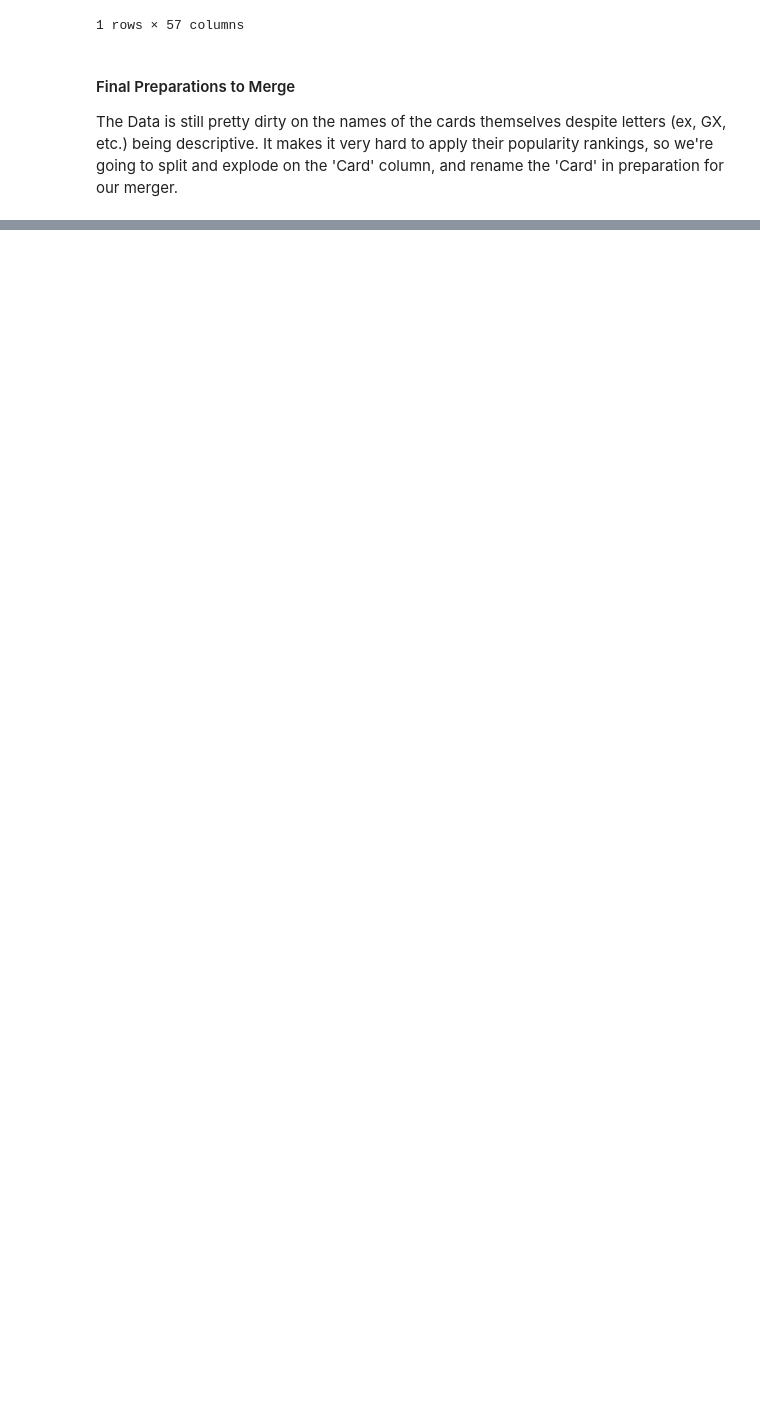
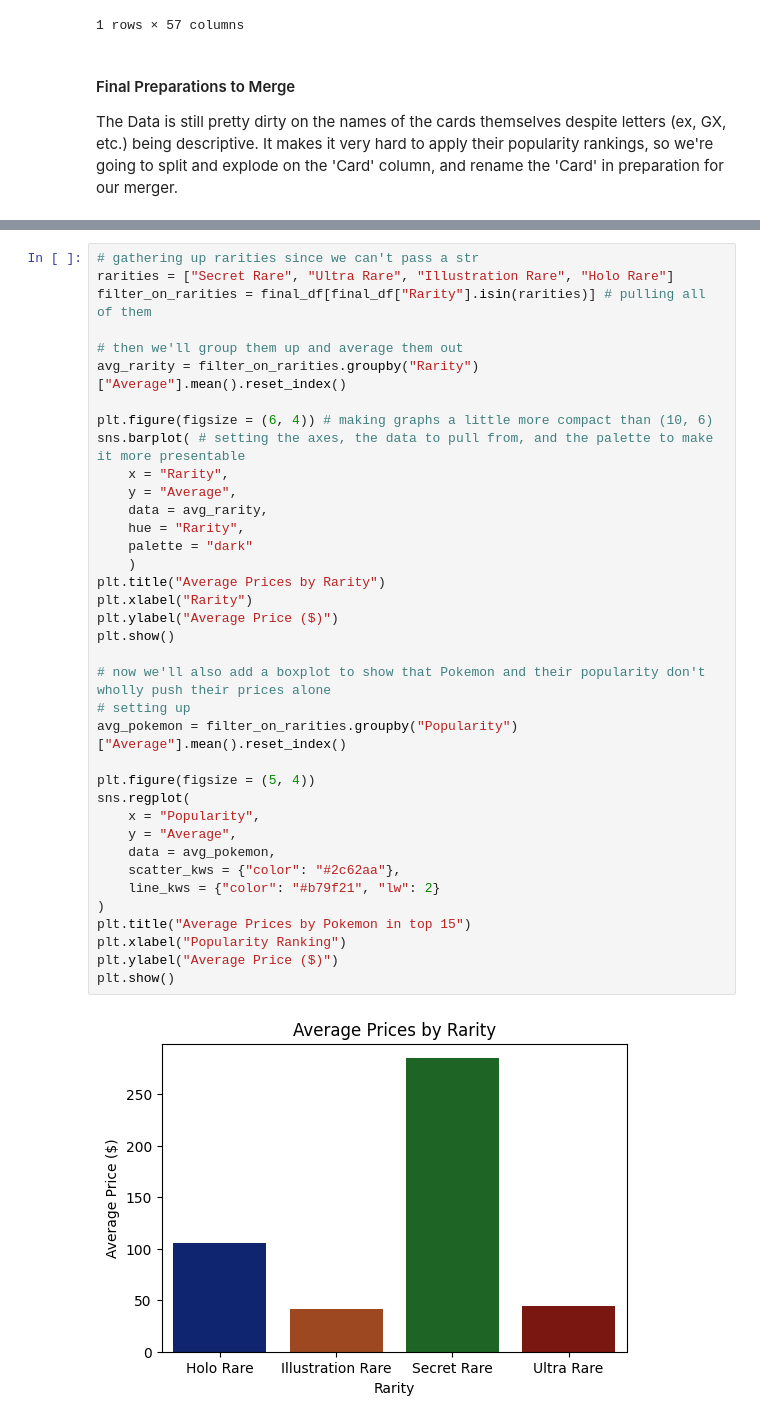
Before and after one commit to jared-joering/pokemon_tcg_projects, a Jupyter notebook: price-history-pokemon-cards.ipynb, the cells around one changed output, grey strips where cells are left out. Drawn from its saved outputs; the diff is of its cells as text; blank space fills up the shorter version.

```diff
--- a/price-history-pokemon-cards.ipynb
+++ b/price-history-pokemon-cards.ipynb
@@ -246,0 +275,39 @@ final_df.head()
+# %%
+# gathering up rarities since we can't pass a str
+rarities = ["Secret Rare", "Ultra Rare", "Illustration Rare", "Holo Rare"]
+filter_on_rarities = final_df[final_df["Rarity"].isin(rarities)] # pulling all of them
+
+# then we'll group them up and average them out
+avg_rarity = filter_on_rarities.groupby("Rarity")["Average"].mean().reset_index()
+
+plt.figure(figsize = (6, 4)) # making graphs a little more compact than (10, 6)
+sns.barplot( # setting the axes, the data to pull from, and the palette to make it more presentable
+    x = "Rarity",
+    y = "Average",
+    data = avg_rarity,
+    hue = "Rarity",
+    palette = "dark"
+    )
+plt.title("Average Prices by Rarity")
+plt.xlabel("Rarity")
+plt.ylabel("Average Price ($)")
+plt.show()
+
+# now we'll also add a boxplot to show that Pokemon and their popularity don't wholly push their prices alone
+# setting up
+avg_pokemon = filter_on_rarities.groupby("Popularity")["Average"].mean().reset_index()
+
+plt.figure(figsize = (5, 4))
+sns.regplot(
+    x = "Popularity",
+    y = "Average",
+    data = avg_pokemon,
+    scatter_kws = {"color": "#2c62aa"},
+    line_kws = {"color": "#b79f21", "lw": 2}
+)
+plt.title("Average Prices by Pokemon in top 15")
+plt.xlabel("Popularity Ranking")
+plt.ylabel("Average Price ($)")
+plt.show()
+# %% [output]
+[figure, added]
```
Also changed, not shown: parts of 15 cells of this notebook.
